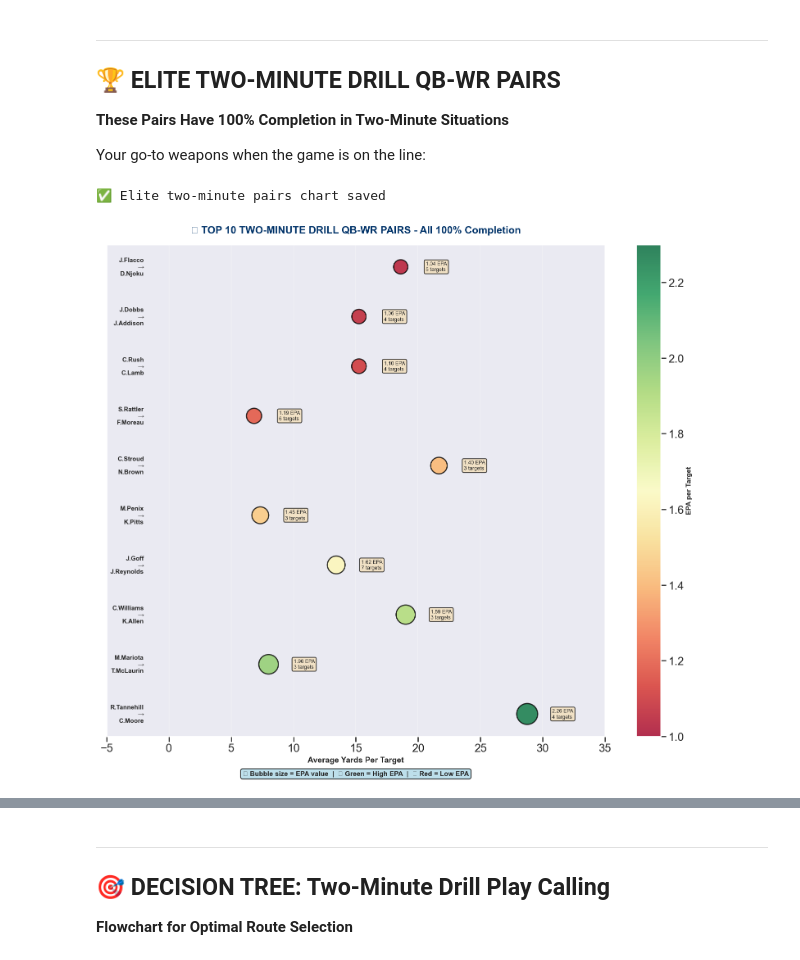
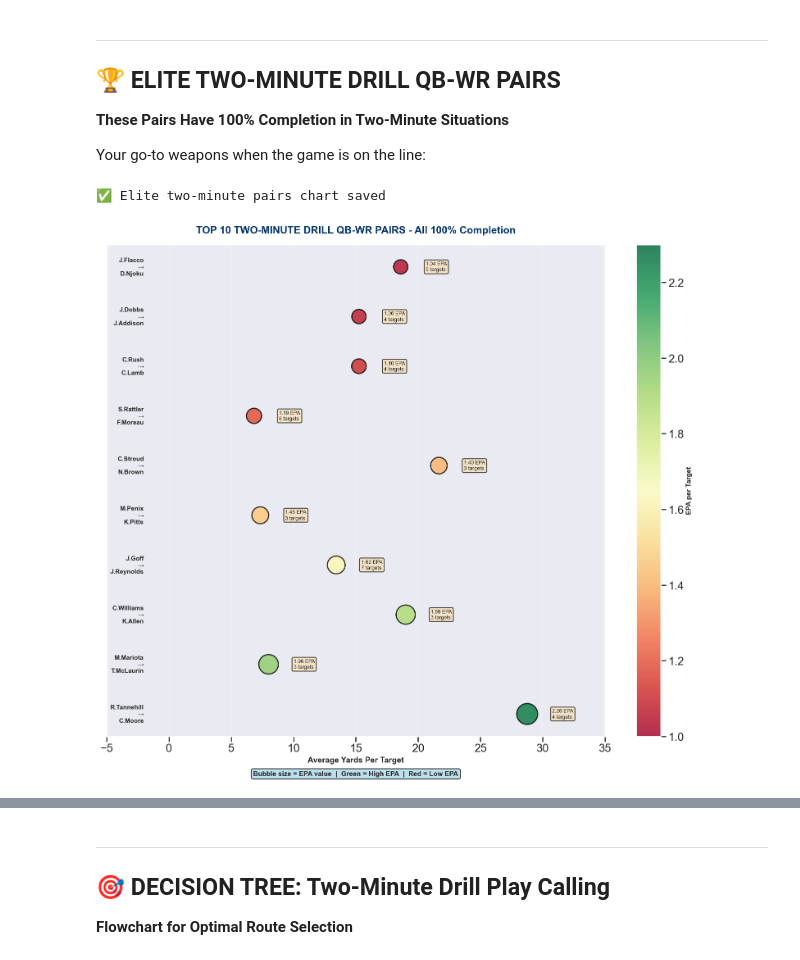
Before and after one commit to JZembower/NFL-Big-Data-Bowl-2026-Analytics-Challenge, a Jupyter notebook: specific analysis/Two_Minute Drill.ipynb, the cells around one changed output, grey strips where cells are left out. Cells and saved outputs as stored; diff of their text form; code cells hidden in the pictures.

```diff
--- a/specific analysis/Two_Minute Drill.ipynb
+++ b/specific analysis/Two_Minute Drill.ipynb
@@ -97,33 +97,33 @@ scatter = ax.scatter(yards, range(len(pairs)),
 for i, (pair, yard, ep, tgt) in enumerate(zip(pairs, yards, epa, targets)):
     ax.text(-2, i, pair, va='center', ha='right',
             fontsize=11, weight='bold')
     # Add stats next to dot
     ax.text(yard + 2, i, f'{ep:.2f} EPA\n{tgt} targets',
             va='center', ha='left', fontsize=9,
             bbox=dict(boxstyle='round', facecolor='wheat', alpha=0.7))
 
 # Styling
 ax.set_xlabel('Average Yards Per Target', fontsize=14, weight='bold')
-ax.set_title('🏆 TOP 10 TWO-MINUTE DRILL QB-WR PAIRS - All 100% Completion',
+ax.set_title('TOP 10 TWO-MINUTE DRILL QB-WR PAIRS - All 100% Completion',
              fontsize=18, weight='bold', pad=20, color=NFL_BLUE)
 ax.set_yticks([])
 ax.set_xlim(-5, 35)
 ax.grid(axis='x', alpha=0.3)
 
 # Add colorbar
 cbar = plt.colorbar(scatter, ax=ax)
 cbar.set_label('EPA per Target', fontsize=12, weight='bold')
 
 # Add legend
-legend_text = '🔵 Bubble size = EPA value  |  🟢 Green = High EPA  |  🔴 Red = Low EPA'
+legend_text = 'Bubble size = EPA value  |  Green = High EPA  |  Red = Low EPA'
 plt.text(0.5, -0.08, legend_text, transform=ax.transAxes,
          ha='center', fontsize=12, weight='bold',
          bbox=dict(boxstyle='round', facecolor='lightblue', alpha=0.8))
 
 plt.tight_layout()
 plt.savefig(dir/ 'two_minute_elite_pairs.png', dpi=300, bbox_inches='tight')
 print('✅ Elite two-minute pairs chart saved')
 plt.show()
 # %% [output]
 ✅ Elite two-minute pairs chart saved
-[figure, old version]
+[figure, new version]
```
Also changed, not shown: parts of 7 cells of this notebook, 4 other files.
